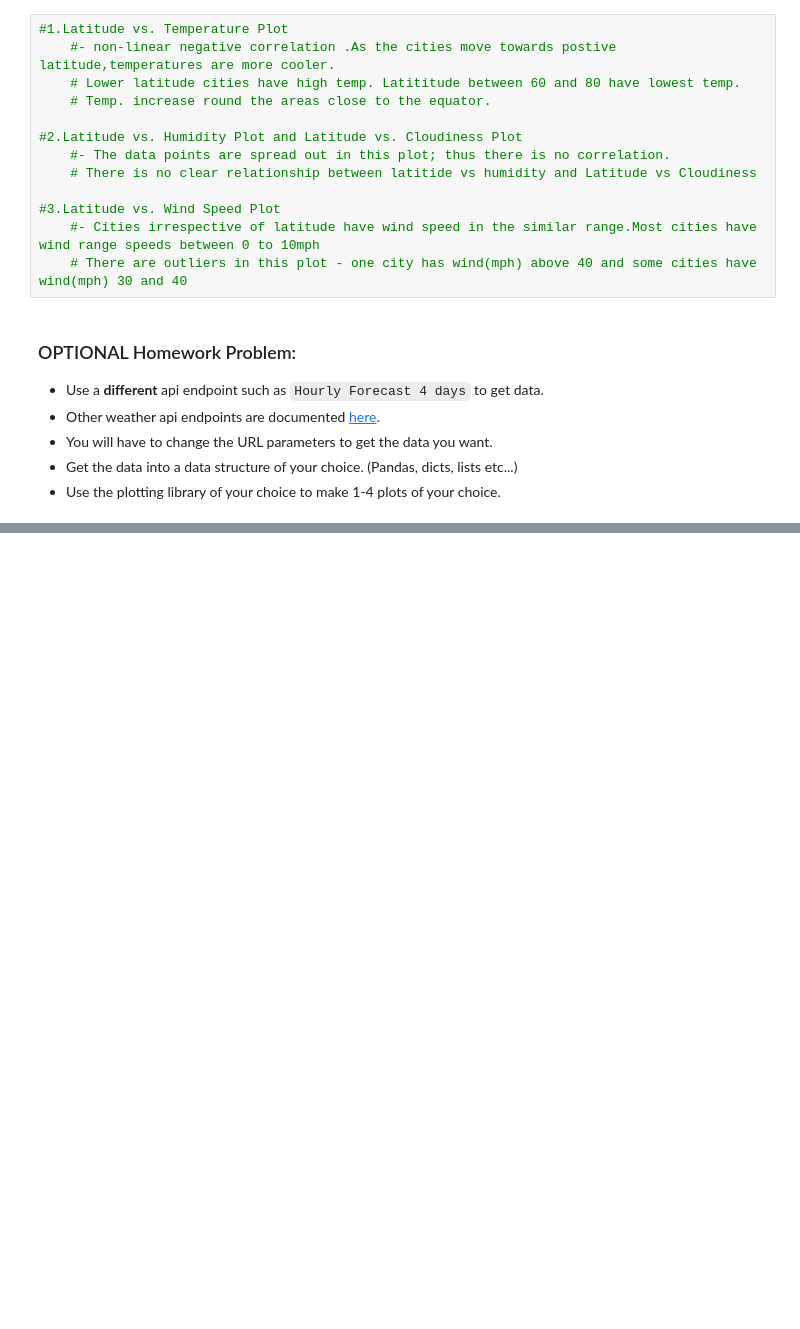
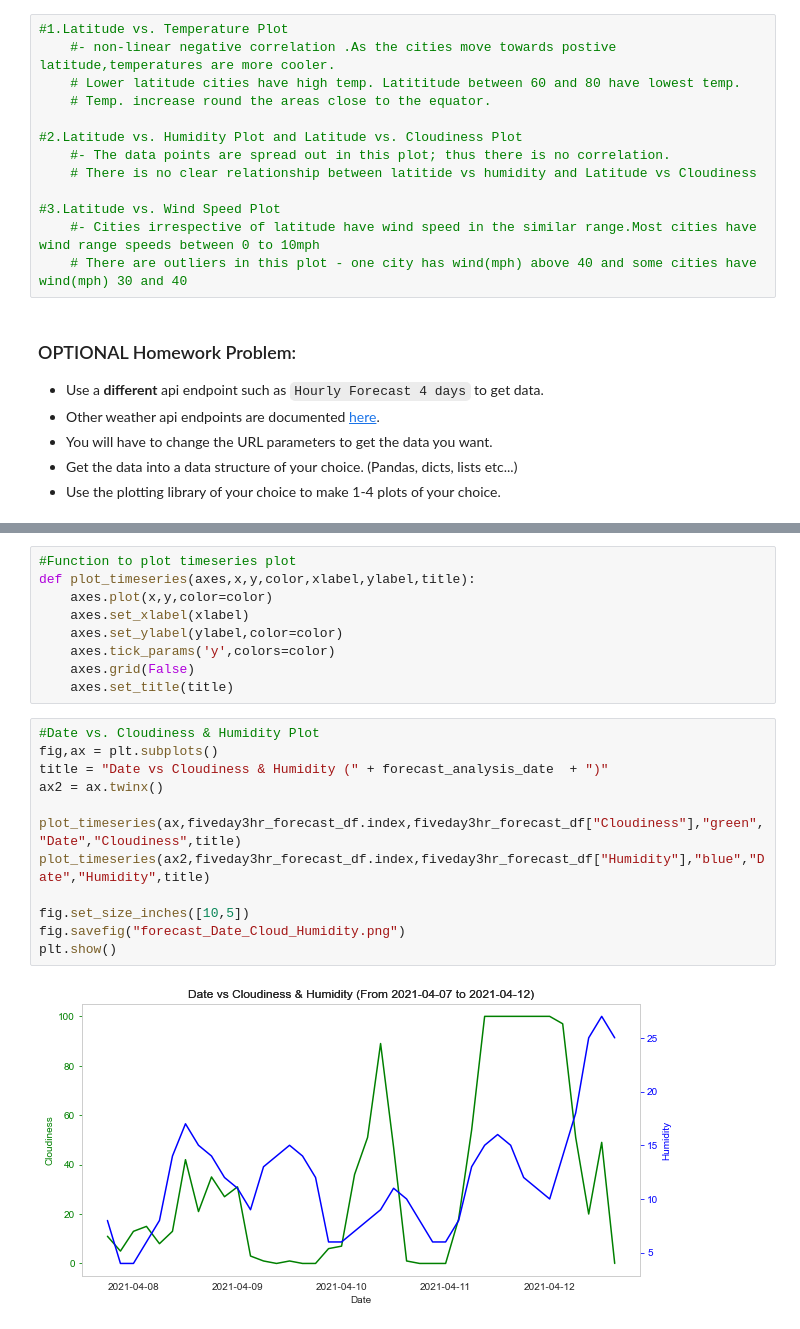
Before and after one commit to rooplaxmidesai/homework, a Jupyter notebook: week_05/WeatherPy_homework_starter.ipynb, the cells around one changed output, grey strips where cells are left out. Drawn from its saved outputs; the diff is of its cells as text; blank space fills up the shorter version.

```diff
--- a/week_05/WeatherPy_homework_starter.ipynb
+++ b/week_05/WeatherPy_homework_starter.ipynb
@@ -334,0 +458,23 @@ In addition to generating data, munging data and plotting data you will also be
+# %%
+#Function to plot timeseries plot
+def plot_timeseries(axes,x,y,color,xlabel,ylabel,title):
+    axes.plot(x,y,color=color)
+    axes.set_xlabel(xlabel)
+    axes.set_ylabel(ylabel,color=color)
+    axes.tick_params('y',colors=color)
+    axes.grid(False)
+    axes.set_title(title)
+# %%
+#Date vs. Cloudiness & Humidity Plot
+fig,ax = plt.subplots()
+title = "Date vs Cloudiness & Humidity (" + forecast_analysis_date  + ")"
+ax2 = ax.twinx()
+
+plot_timeseries(ax,fiveday3hr_forecast_df.index,fiveday3hr_forecast_df["Cloudiness"],"green","Date","Cloudiness",title)
+plot_timeseries(ax2,fiveday3hr_forecast_df.index,fiveday3hr_forecast_df["Humidity"],"blue","Date","Humidity",title)
+
+fig.set_size_inches([10,5])
+fig.savefig("forecast_Date_Cloud_Humidity.png")
+plt.show()
+# %% [output]
+[figure, added]
```
Also changed, not shown: parts of 5 cells of this notebook, 4 other files.
